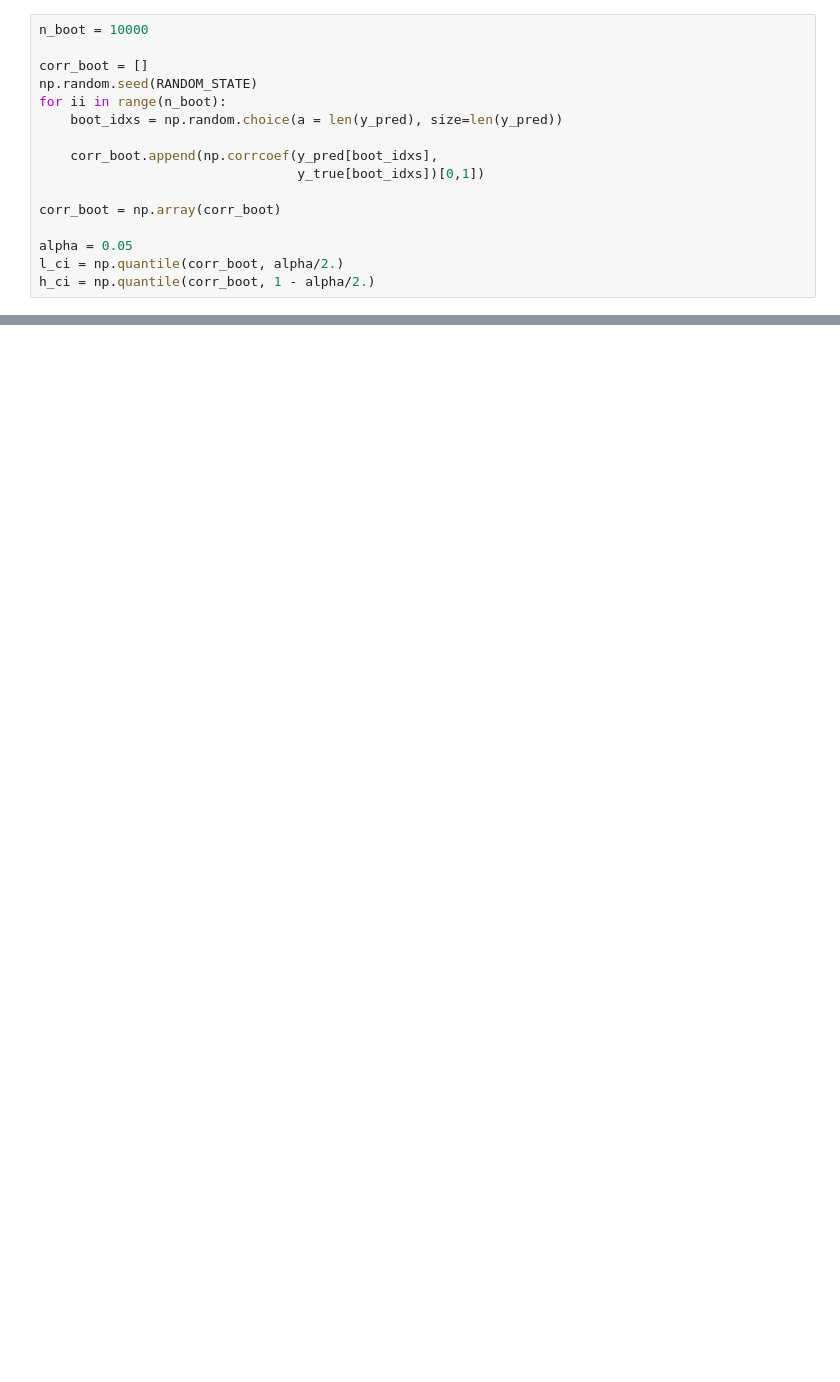
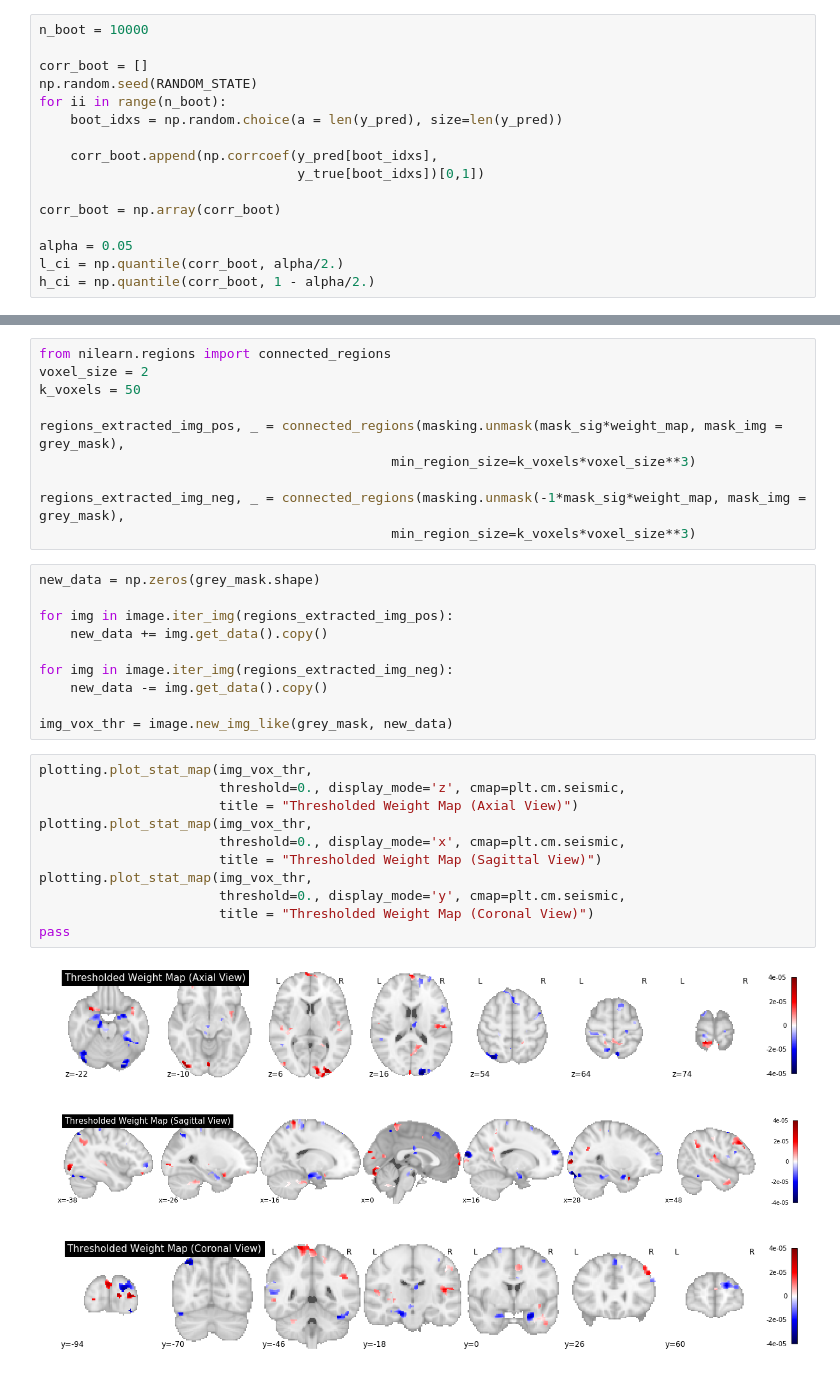
Before and after one commit to CoAxLab/IMT_manuscript, a Jupyter notebook: code/old_faces.ipynb, the cells around one changed output, grey strips where cells are left out. Cells and saved outputs as stored; diff of their text form; blank space fills up the shorter version.

```diff
--- a/code/old_faces.ipynb
+++ b/code/old_faces.ipynb
@@ -315,0 +269,35 @@ else:
+# %%
+from nilearn.regions import connected_regions
+voxel_size = 2
+k_voxels = 50
+
+regions_extracted_img_pos, _ = connected_regions(masking.unmask(mask_sig*weight_map, mask_img = grey_mask),
+                                             min_region_size=k_voxels*voxel_size**3)
+
+regions_extracted_img_neg, _ = connected_regions(masking.unmask(-1*mask_sig*weight_map, mask_img = grey_mask),
+                                             min_region_size=k_voxels*voxel_size**3)
+# %%
+new_data = np.zeros(grey_mask.shape)
+
+for img in image.iter_img(regions_extracted_img_pos):
+    new_data += img.get_data().copy()
+
+for img in image.iter_img(regions_extracted_img_neg):
+    new_data -= img.get_data().copy()
+
+img_vox_thr = image.new_img_like(grey_mask, new_data)
+# %%
+plotting.plot_stat_map(img_vox_thr,
+                       threshold=0., display_mode='z', cmap=plt.cm.seismic,
+                       title = "Thresholded Weight Map (Axial View)")
+plotting.plot_stat_map(img_vox_thr,
+                       threshold=0., display_mode='x', cmap=plt.cm.seismic,
+                       title = "Thresholded Weight Map (Sagittal View)")
+plotting.plot_stat_map(img_vox_thr,
+                       threshold=0., display_mode='y', cmap=plt.cm.seismic,
+                       title = "Thresholded Weight Map (Coronal View)")
+pass
+# %% [output]
+[figure, added]
+[figure, added]
+[figure, added]
```
Also changed, not shown: parts of 72 cells of this notebook.
